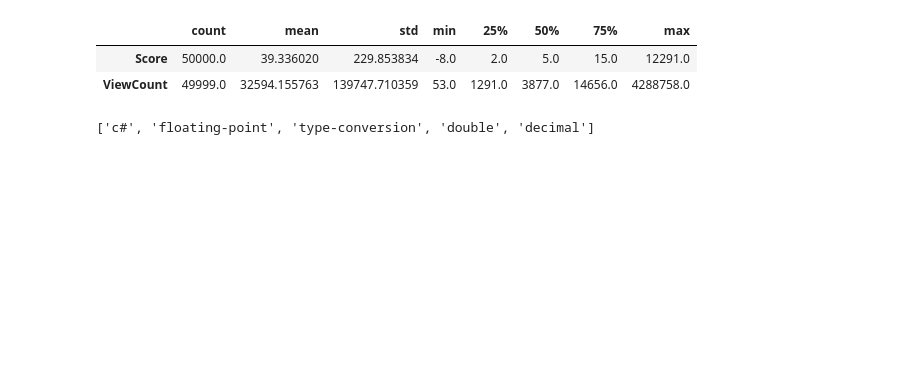
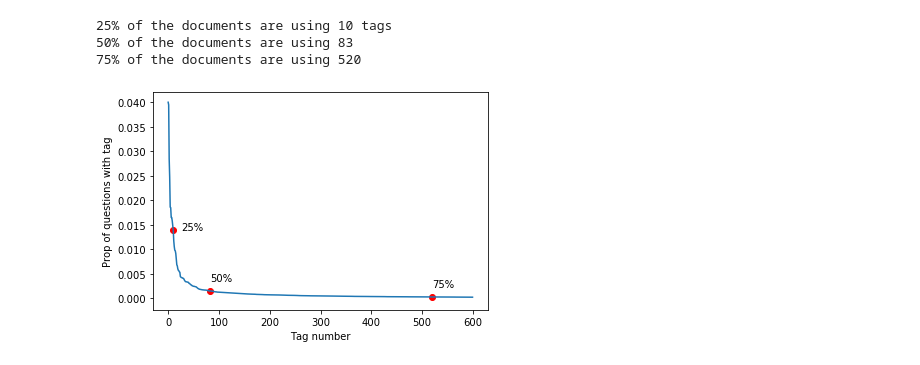
Before and after one commit to Jeremynadal33/categorize_question_API, a Jupyter notebook: cleaning.ipynb, the cells around one changed output. Drawn from its saved outputs; the diff is of its cells as text; code cells hidden in the pictures; blank space fills up the shorter version.

```diff
--- a/cleaning.ipynb
+++ b/cleaning.ipynb
@@ -113,6 +130,0 @@ Length: 9257, dtype: int64
-# %%
-data[['Score','ViewCount']].describe().transpose()
-# %% [output]
-|  | count | mean | std | min | 25% | 50% | 75% | max |
-| Score | 50000.0 | 39.336020 | 229.853834 | -8.0 | 2.0 | 5.0 | 15.0 | 12291.0 |
-| ViewCount | 49999.0 | 32594.155763 | 139747.710359 | 53.0 | 1291.0 | 3877.0 | 14656.0 | 4288758.0 |
@@ -121,4 +130,0 @@ display_uniques(data['Tags'].split('<>'))
-# %%
-handle_tags(data['Tags'][0])
-# %% [output]
-['c#', 'floating-point', 'type-conversion', 'double', 'decimal']
@@ -126,0 +131,28 @@ test = data['Tags'][:5]
+# %%
+tag_counts = pd.Series(tags).value_counts(normalize=True)
+tag_counts_cum = np.cumsum(tag_counts)
+# %%
+print('25% of the documents are using {} tags\n50% of the documents are using {} \n75% of the documents are using {}'.format(np.argmin(abs(tag_counts_cum-0.25)),
+                                                                    np.argmin(abs(tag_counts_cum-0.5)),
+                                                                    np.argmin(abs(tag_counts_cum-0.75))))
+# %% [output]
+25% of the documents are using 10 tags
+50% of the documents are using 83
+75% of the documents are using 520
+# %%
+plt.plot(tag_counts.values[:600])
+plt.xlabel('Tag number')
+plt.ylabel('Prop of questions with tag')
+plt.scatter(10,tag_counts[10],c='red')
+plt.scatter(83,tag_counts[83],c='red')
+plt.scatter(520,tag_counts[520],c='red')
+plt.annotate('25%', xy =(10, tag_counts[10]),
+                xytext =(25, tag_counts[10]))
+plt.annotate('50%', xy =(83, tag_counts[83]),
+                xytext =(83, tag_counts[83]+0.002))
+plt.annotate('75%', xy =(520, tag_counts[520]),
+                xytext =(520, tag_counts[520]+0.002))
+plt.savefig(png_dir+'cum_sum_tags.png')
+plt.show()
+# %% [output]
+[figure, added]
```
Also changed, not shown: parts of 27 cells of this notebook, 8 other files.
